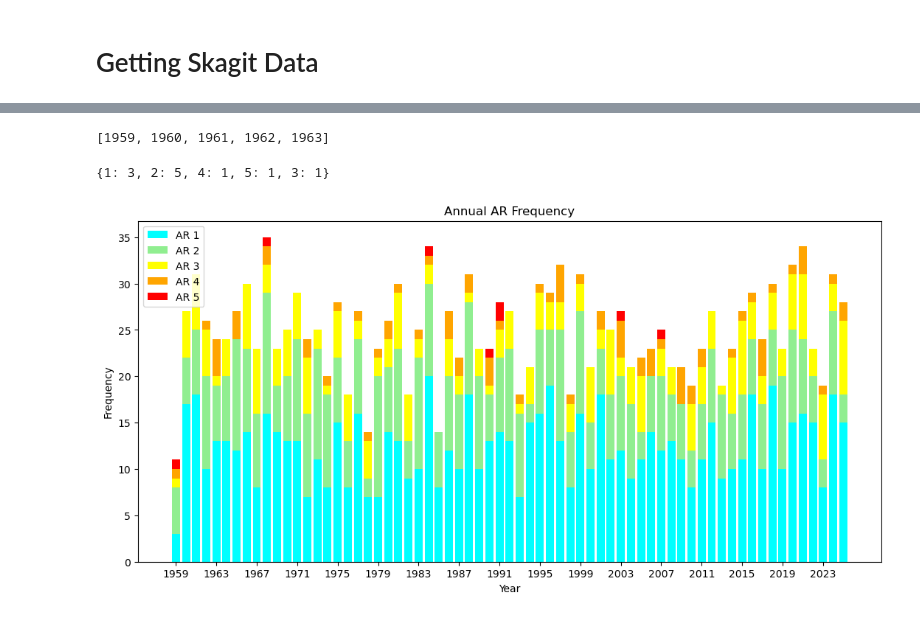
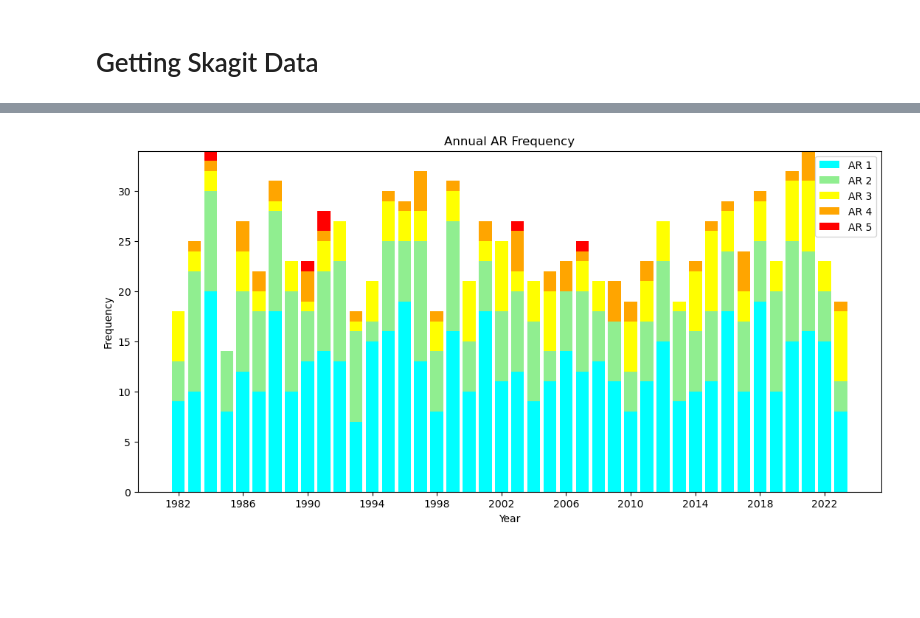
Before and after one commit to DSHydro/SnowComp, a Jupyter notebook: Getting Skagit Data.ipynb, the cells around one changed output, grey strips where cells are left out. Cells and saved outputs as stored; diff of their text form; code cells hidden in the pictures; blank space fills up the shorter version.

```diff
--- a/Getting Skagit Data.ipynb
+++ b/Getting Skagit Data.ipynb
@@ -41,13 +40,15 @@ from pandas import to_datetime
 import csv
 
 AR_data = {}
+AR_dates = []
 
 with open('../Dataset/AR_Data/48N_event_data.csv') as f:
     reader = csv.reader(f)
     lines = list(reader)
 
     for line in lines:
-        date = to_datetime(line[0], format='%Y%m%d%H')
+        date = to_datetime(line[0], format='%Y%m%d%H').normalize()
+        AR_dates.append(date)
         year = date.year
         scale = int(line[5])
 
@@ -55,17 +56,12 @@ with open('../Dataset/AR_Data/48N_event_data.csv') as f:
             AR_data[year] = {}
 
         AR_data[year][scale] = AR_data[year].get(scale, 0) + 1
-# %%
-print(list(AR_data.keys())[:5])
-# %% [output]
-[1959, 1960, 1961, 1962, 1963]
-# %%
-year = 1959
-print(AR_data.get(year))
-# %% [output]
-{1: 3, 2: 5, 4: 1, 5: 1, 3: 1}
 # %%
+# plot annual frequency
 years = np.array(sorted(AR_data.keys()))
+# slice years to match SWE data
+years = years[23:65]
+
 ar1 = []
 ar2 = []
 ar3 = []
@@ -75,31 +71,31 @@ ar5 = []
 for year in years:
     data = AR_data[year]
 
     ar1.append(data.get(1, 0))
     ar2.append(data.get(2, 0))
     ar3.append(data.get(3, 0))
     ar4.append(data.get(4, 0))
     ar5.append(data.get(5, 0))
 
 ar1 = np.array(ar1)
 ar2 = np.array(ar2)
 ar3 = np.array(ar3)
 ar4 = np.array(ar4)
 ar5 = np.array(ar5)
 
 plt.figure(figsize=(13, 6))
 
 plt.bar(years, ar1, color='cyan')
 plt.bar(years, ar2, bottom=ar1, color='lightgreen')
 plt.bar(years, ar3, bottom=ar1+ar2, color='yellow')
 plt.bar(years, ar4, bottom=ar1+ar2+ar3, color='orange')
 plt.bar(years, ar5, bottom=ar1+ar2+ar3+ar4, color='r')
 
 plt.xlabel("Year")
 plt.ylabel("Frequency")
 plt.legend(["AR 1", "AR 2", "AR 3", "AR 4", "AR 5"])
 plt.title("Annual AR Frequency")
 plt.xticks(np.arange(years.min(), years.max() + 1, 4))
 plt.show()
 # %% [output]
-[figure, old version]
+[figure, new version]
```
Also changed, not shown: parts of 7 cells of this notebook.
